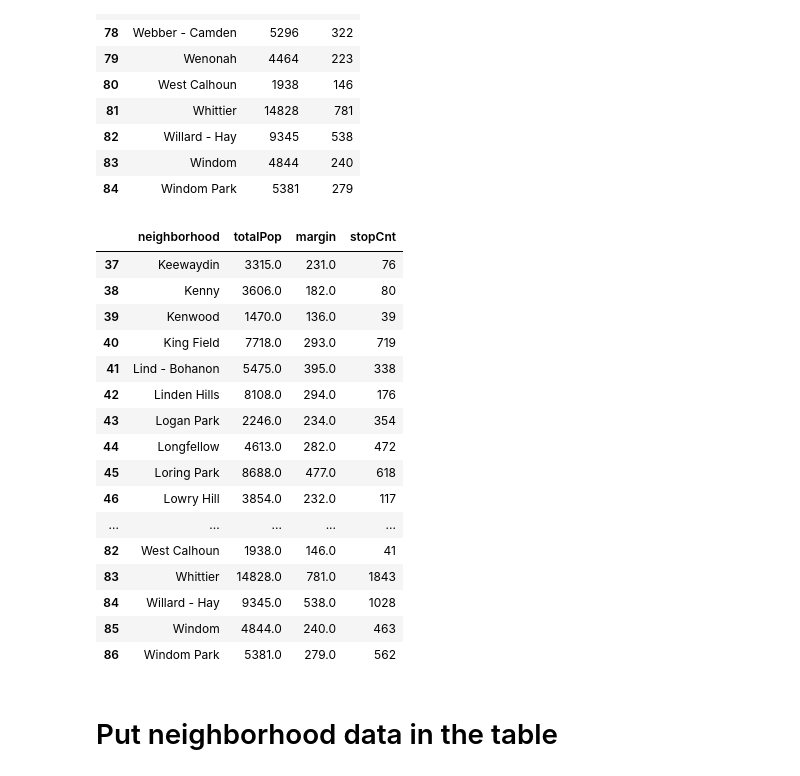
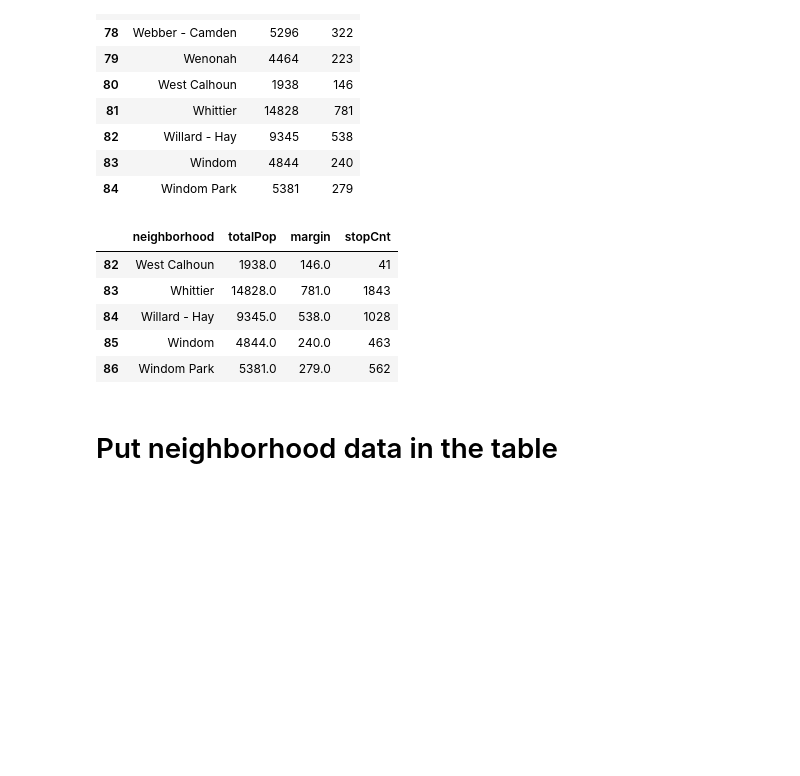
Before and after one commit to mccallkm/Minneapolis-Traffic-Stop-Data-Analysis, a Jupyter notebook: clean_data.ipynb, the cells around one changed output. Drawn from its saved outputs; the diff is of its cells as text; code cells hidden in the pictures; blank space fills up the shorter version.

```diff
--- a/clean_data.ipynb
+++ b/clean_data.ipynb
@@ -213,20 +191,9 @@ pop_df.tail(10)
 # %%
 merge_df=pd.merge(neighborhood_df,pop_df,on="neighborhood",how="left")
 merge_df=merge_df[['neighborhood','totalPop','margin','stopCnt']]
-merge_df.tail(50)
+merge_df.tail()
 # %% [output]
 |  | neighborhood | totalPop | margin | stopCnt |
-| 37 | Keewaydin | 3315.0 | 231.0 | 76 |
-| 38 | Kenny | 3606.0 | 182.0 | 80 |
-| 39 | Kenwood | 1470.0 | 136.0 | 39 |
-| 40 | King Field | 7718.0 | 293.0 | 719 |
-| 41 | Lind - Bohanon | 5475.0 | 395.0 | 338 |
-| 42 | Linden Hills | 8108.0 | 294.0 | 176 |
-| 43 | Logan Park | 2246.0 | 234.0 | 354 |
-| 44 | Longfellow | 4613.0 | 282.0 | 472 |
-| 45 | Loring Park | 8688.0 | 477.0 | 618 |
-| 46 | Lowry Hill | 3854.0 | 232.0 | 117 |
-| ... | ... | ... | ... | ... |
 | 82 | West Calhoun | 1938.0 | 146.0 | 41 |
 | 83 | Whittier | 14828.0 | 781.0 | 1843 |
 | 84 | Willard - Hay | 9345.0 | 538.0 | 1028 |
```
Also changed, not shown: parts of 8 cells of this notebook, 2 other files.
